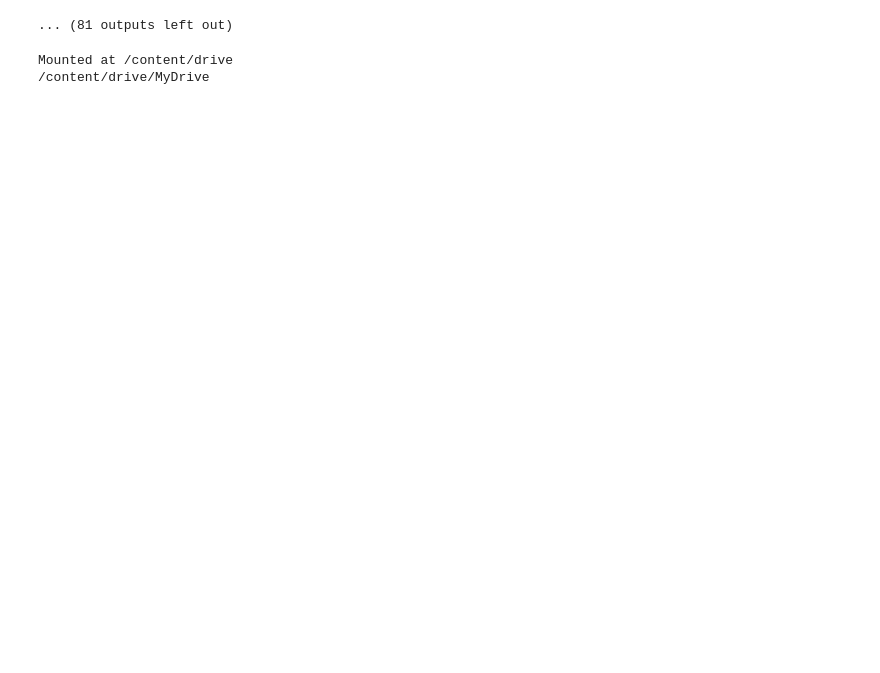
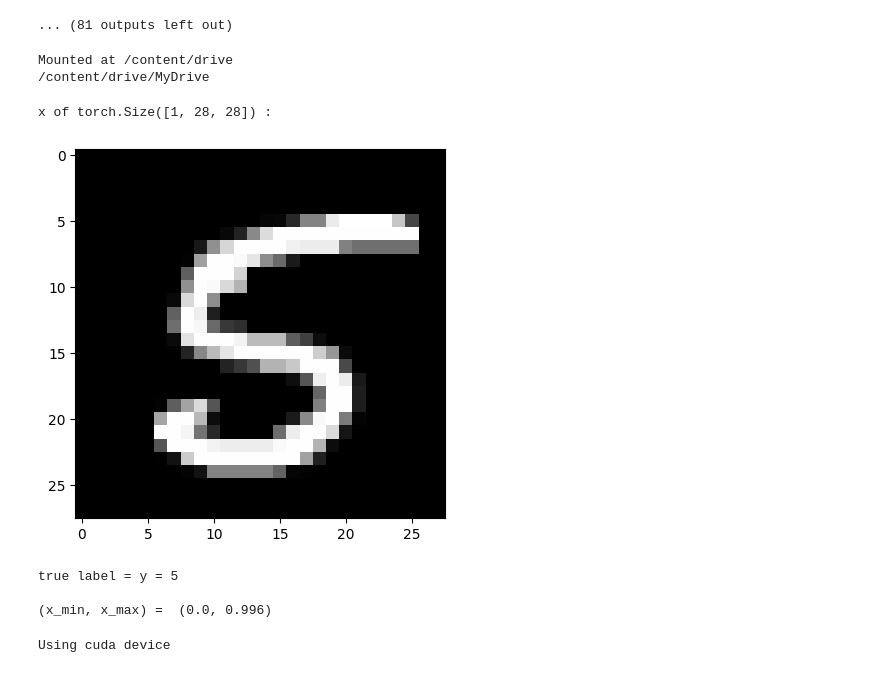
Before and after one commit to ashishar/q_character, a Jupyter notebook: mnist_with_qnn.ipynb, the cells around one changed output. Cells and saved outputs as stored; diff of their text form; code cells hidden in the pictures; blank space fills up the shorter version.

```diff
--- a/mnist_with_qnn.ipynb
+++ b/mnist_with_qnn.ipynb
@@ -105,12 +105,12 @@ mnist_dataset= datasets.MNIST(root='./data', train=True, download=True, transfor
 random_indices = np.random.choice(len(mnist_dataset), size=13000, replace=False)
 reduced_dataset = torch.utils.data.Subset(mnist_dataset, random_indices)
 
-train_set, test_set = torch.utils.data.random_split(reduced_dataset, [10000, 3000])
+train_dataset, test_dataset = torch.utils.data.random_split(reduced_dataset, [10000, 3000])
 
 
 # Create a DataLoader for the random subset
 batch_size = 64
-train_loader = torch.utils.data.DataLoader(train_set, batch_size=batch_size, shuffle=True)
+train_loader = torch.utils.data.DataLoader(train_dataset, batch_size=batch_size, shuffle=True)
 
 # Load the MNIST dataset
 testset = datasets.MNIST(root='./data', train=False, download=True, transform=transform)
@@ -123,19 +123,25 @@ test_loader = torch.utils.data.DataLoader(test_dataset, batch_size=batch_size, s
 # %%
 idx = np.random.choice(len(train_dataset))
 
 # Access the data and label using the selected index
-x, y = trainset[idx]
+x, y = train_dataset[idx]
 
 # Display the image
 print(f'x of {x.shape} :')
 plt.imshow(x.squeeze(), cmap='gray')  # Assuming MNIST images are grayscale (1 channel)
 plt.show()
 
 # Print the true label
 print(f'true label = y = {y}\n')
 
 # Print the minimum and maximum pixel values
 print(f'(x_min, x_max) =  {x.min().item(), round(x.max().item(), 3)}')
+# %% [output]
+x of torch.Size([1, 28, 28]) :
+[figure, added]
+true label = y = 5
+
+(x_min, x_max) =  (0.0, 0.996)
 # %%
 device = "cuda" if torch.cuda.is_available() else "cpu"    # Get gpu or cpu device for training
 print(f"Using {device} device\n")
@@ -225,6 +231,8 @@ class QNN(torch.nn.Module):                              # Define model
         x = self.linear(x.T)                             # x.shape = (batch size, 10),  classical linear layer
 
         return x
+# %% [output]
+Using cuda device
 # %%
 def performance_estimate(dataset, model, loss_fn, train_or_test):
     '''this function computes accuracy and loss of a model on the training or test set'''
```
Also changed, not shown: parts of 1 cell of this notebook.
